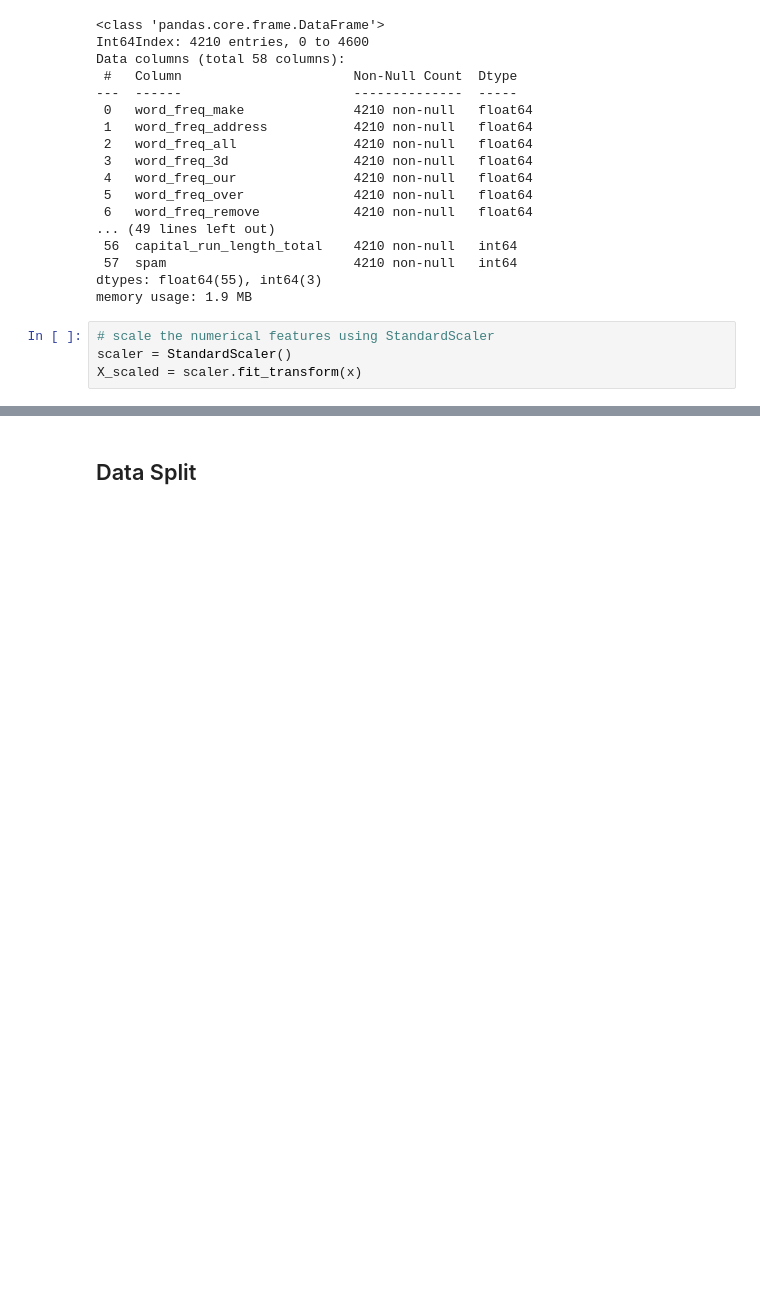
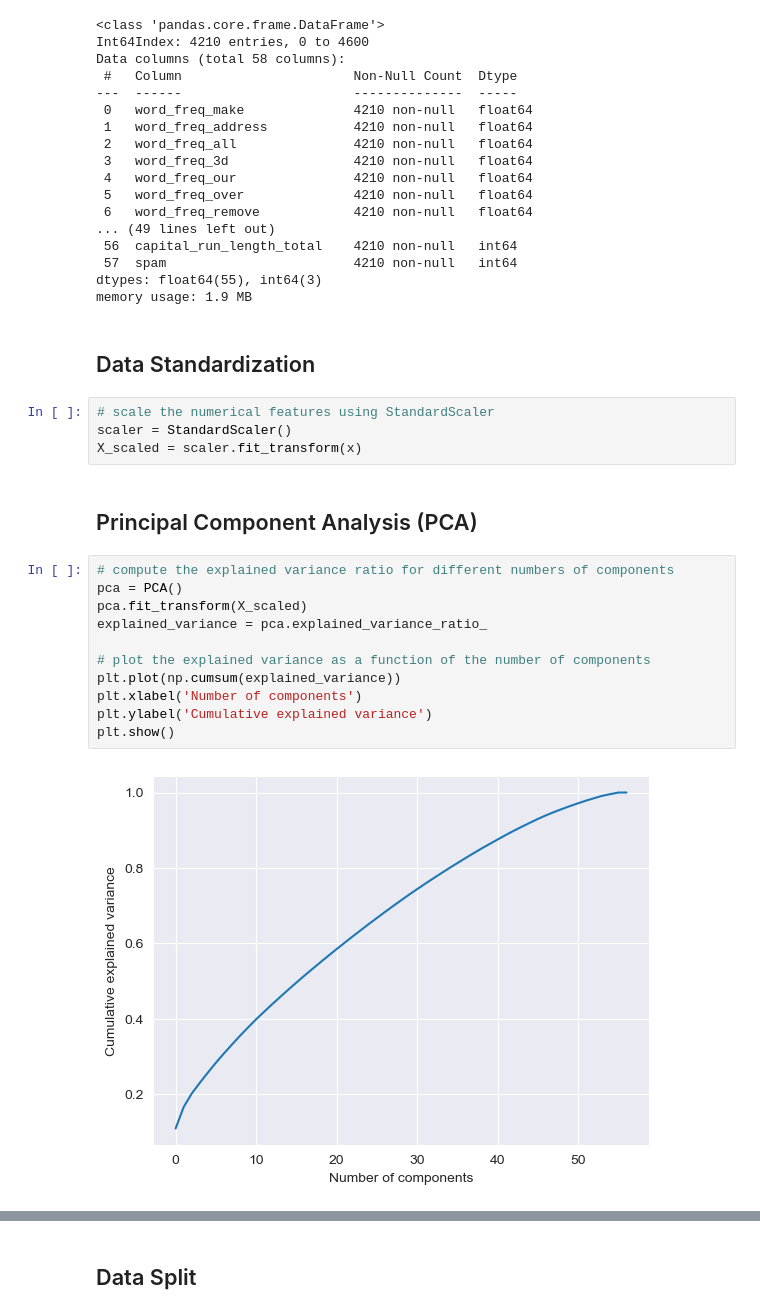
Before and after one commit to NotMishaal/Spam-Classification, a Jupyter notebook: classification.ipynb, the cells around one changed output, grey strips where cells are left out. Drawn from its saved outputs; the diff is of its cells as text; blank space fills up the shorter version.

Commit message:
applied PCA to the data

```diff
--- a/classification.ipynb
+++ b/classification.ipynb
@@ -251,7 +252,24 @@ Data columns (total 58 columns):
  57  spam                        4210 non-null   int64
 dtypes: float64(55), int64(3)
 memory usage: 1.9 MB
+# %% [markdown]
+## Data Standardization
 # %%
 # scale the numerical features using StandardScaler
 scaler = StandardScaler()
 X_scaled = scaler.fit_transform(x)
+# %% [markdown]
+## Principal Component Analysis (PCA)
+# %%
+# compute the explained variance ratio for different numbers of components
+pca = PCA()
+pca.fit_transform(X_scaled)
+explained_variance = pca.explained_variance_ratio_
+
+# plot the explained variance as a function of the number of components
+plt.plot(np.cumsum(explained_variance))
+plt.xlabel('Number of components')
+plt.ylabel('Cumulative explained variance')
+plt.show()
+# %% [output]
+[figure, added]
```
Also changed, not shown: parts of 8 cells of this notebook.
